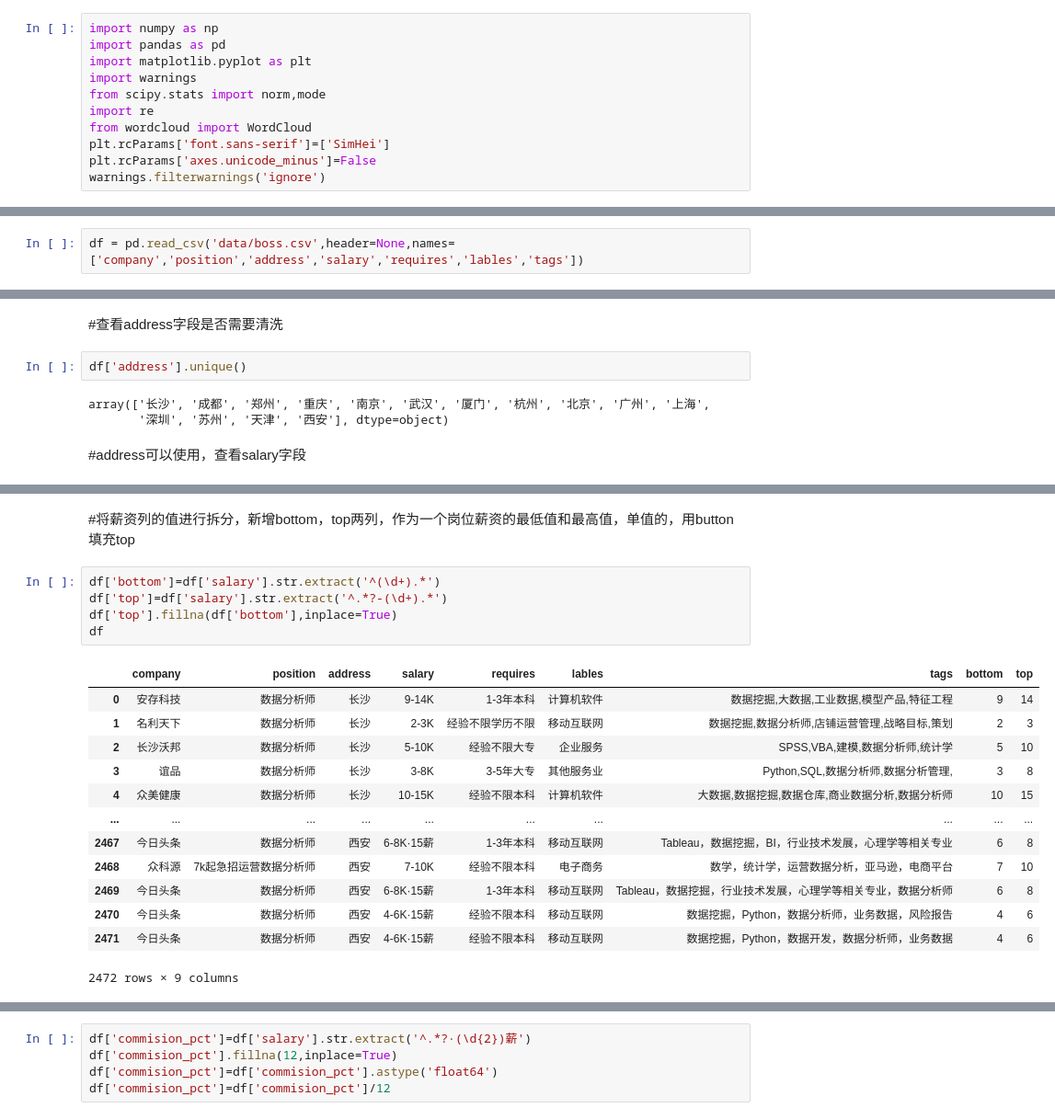
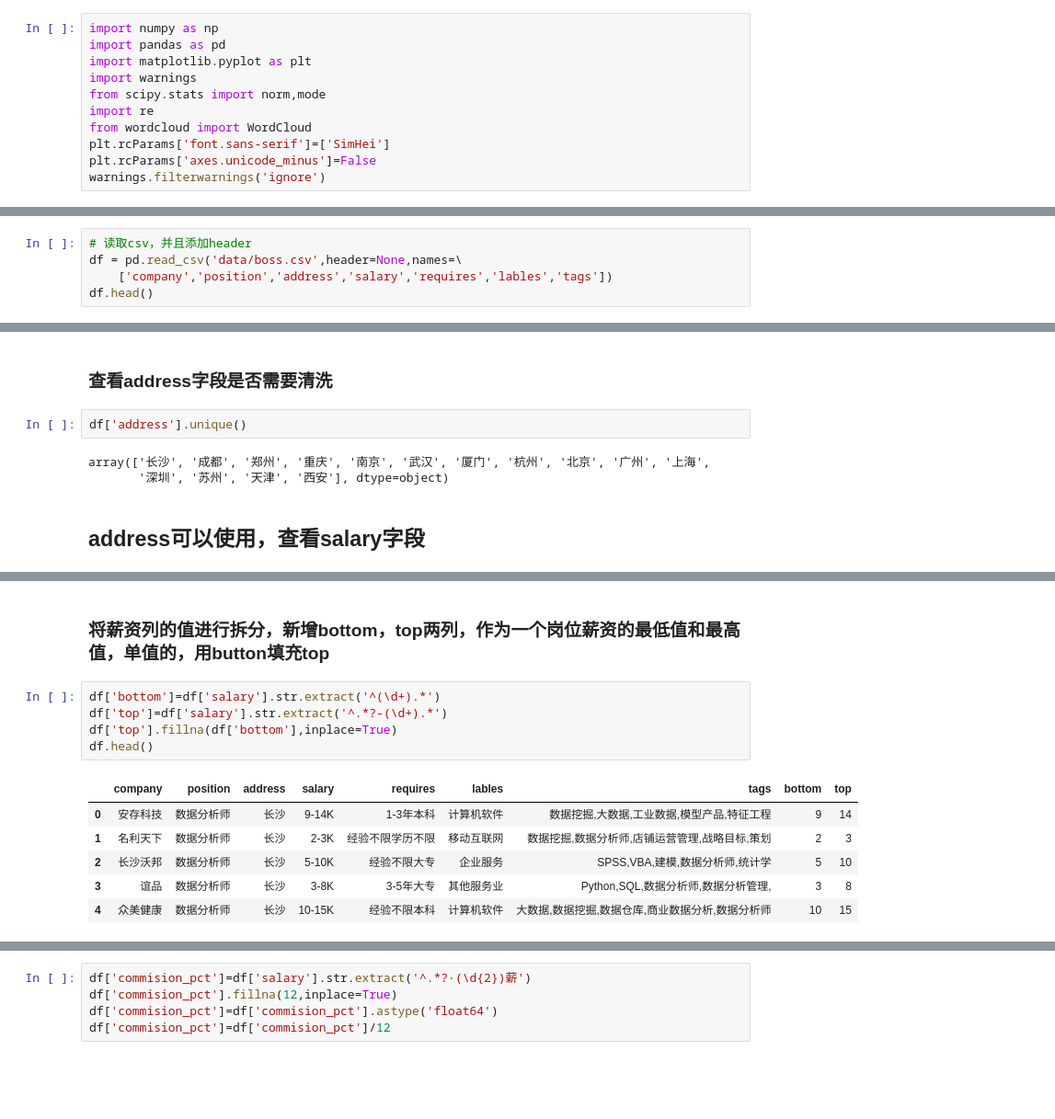
Before and after one commit to jplee1969/PythonSample, a Jupyter notebook: boss.ipynb, the cells around one changed output, grey strips where cells are left out. Shown at 92% size. Cells and saved outputs as stored; diff of their text form; blank space fills up the shorter version.

```diff
--- a/boss.ipynb
+++ b/boss.ipynb
@@ -14,3 +18,6 @@ warnings.filterwarnings('ignore')
 # %%
-df = pd.read_csv('data/boss.csv',header=None,names=['company','position','address','salary','requires','lables','tags'])
+# 读取csv，并且添加header
+df = pd.read_csv('data/boss.csv',header=None,names=\
+    ['company','position','address','salary','requires','lables','tags'])
+df.head()
 # %% [output]
@@ -68,12 +87,12 @@ df.shape
 # %% [markdown]
-#查看address字段是否需要清洗
+### 查看address字段是否需要清洗
 # %%
 df['address'].unique()
 # %% [output]
 array(['长沙', '成都', '郑州', '重庆', '南京', '武汉', '厦门', '杭州', '北京', '广州', '上海',
        '深圳', '苏州', '天津', '西安'], dtype=object)
 # %% [markdown]
-#address可以使用，查看salary字段
+## address可以使用，查看salary字段
 # %%
 df['salary'].unique()
 # %% [output]
@@ -95,24 +114,17 @@ array(['9-14K', '2-3K', '5-10K', '3-8K', '10-15K', '8-13K', '5-6K',
        '5-7K·13薪', '2-5K', '11-15K', '9-15K', '8-14K', '5-8K·14薪',
        '3-5K·13薪', '6-8K·15薪', '6-9K·15薪', '6-11K·15薪'], dtype=object)
 # %% [markdown]
-#将薪资列的值进行拆分，新增bottom，top两列，作为一个岗位薪资的最低值和最高值，单值的，用button填充top
+### 将薪资列的值进行拆分，新增bottom，top两列，作为一个岗位薪资的最低值和最高值，单值的，用button填充top
 # %%
 df['bottom']=df['salary'].str.extract('^(\d+).*')
 df['top']=df['salary'].str.extract('^.*?-(\d+).*')
 df['top'].fillna(df['bottom'],inplace=True)
-df
+df.head()
 # %% [output]
 |  | company | position | address | salary | requires | lables | tags | bottom | top |
 | 0 | 安存科技 | 数据分析师 | 长沙 | 9-14K | 1-3年本科 | 计算机软件 | 数据挖掘,大数据,工业数据,模型产品,特征工程 | 9 | 14 |
 | 1 | 名利天下 | 数据分析师 | 长沙 | 2-3K | 经验不限学历不限 | 移动互联网 | 数据挖掘,数据分析师,店铺运营管理,战略目标,策划 | 2 | 3 |
 | 2 | 长沙沃邦 | 数据分析师 | 长沙 | 5-10K | 经验不限大专 | 企业服务 | SPSS,VBA,建模,数据分析师,统计学 | 5 | 10 |
 | 3 | 谊品 | 数据分析师 | 长沙 | 3-8K | 3-5年大专 | 其他服务业 | Python,SQL,数据分析师,数据分析管理, | 3 | 8 |
 | 4 | 众美健康 | 数据分析师 | 长沙 | 10-15K | 经验不限本科 | 计算机软件 | 大数据,数据挖掘,数据仓库,商业数据分析,数据分析师 | 10 | 15 |
-| ... | ... | ... | ... | ... | ... | ... | ... | ... | ... |
-| 2467 | 今日头条 | 数据分析师 | 西安 | 6-8K·15薪 | 1-3年本科 | 移动互联网 | Tableau，数据挖掘，BI，行业技术发展，心理学等相关专业 | 6 | 8 |
-| 2468 | 众科源 | 7k起急招运营数据分析师 | 西安 | 7-10K | 经验不限本科 | 电子商务 | 数学，统计学，运营数据分析，亚马逊，电商平台 | 7 | 10 |
-| 2469 | 今日头条 | 数据分析师 | 西安 | 6-8K·15薪 | 1-3年本科 | 移动互联网 | Tableau，数据挖掘，行业技术发展，心理学等相关专业，数据分析师 | 6 | 8 |
-| 2470 | 今日头条 | 数据分析师 | 西安 | 4-6K·15薪 | 经验不限本科 | 移动互联网 | 数据挖掘，Python，数据分析师，业务数据，风险报告 | 4 | 6 |
-| 2471 | 今日头条 | 数据分析师 | 西安 | 4-6K·15薪 | 经验不限本科 | 移动互联网 | 数据挖掘，Python，数据开发，数据分析师，业务数据 | 4 | 6 |
-2472 rows × 9 columns
 # %% [markdown]
```
Also changed, not shown: parts of 91 cells of this notebook.
